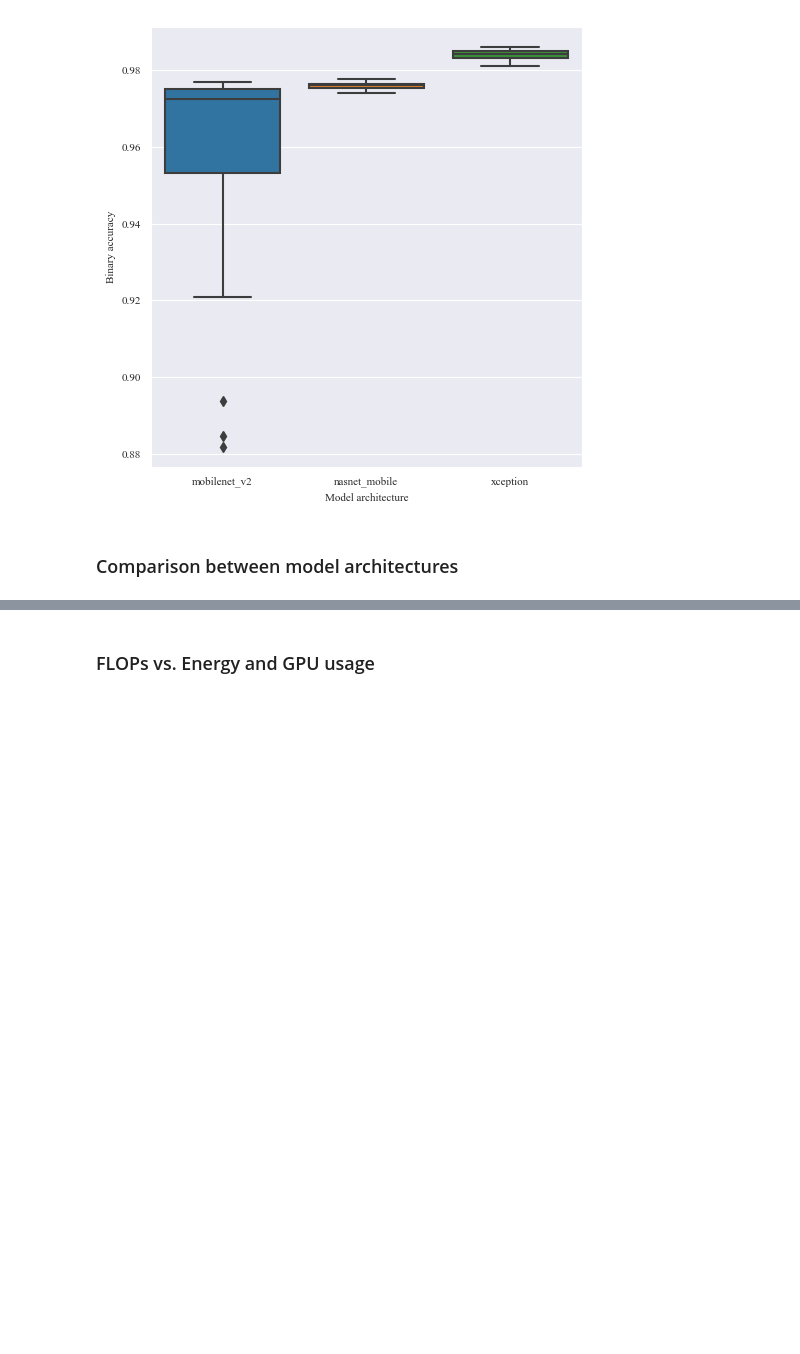
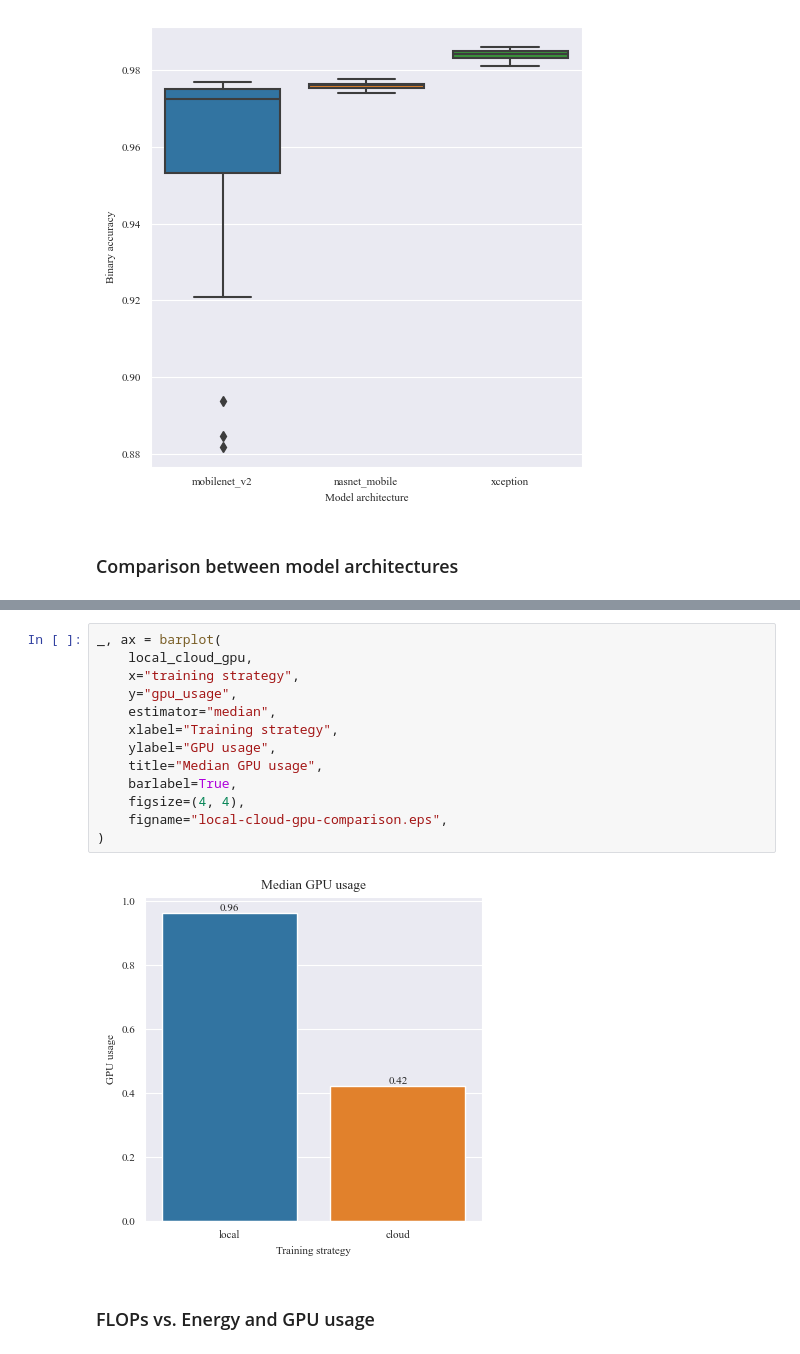
Before and after one commit to santidrj/DL-energetic-impact-analysis, a Jupyter notebook: data-analysis.ipynb, the cells around one changed output, grey strips where cells are left out. Cells and saved outputs as stored; diff of their text form; blank space fills up the shorter version.

```diff
--- a/data-analysis.ipynb
+++ b/data-analysis.ipynb
@@ -869,3 +953,18 @@ _, ax = barplot(
+# %%
+_, ax = barplot(
+    local_cloud_gpu,
+    x="training strategy",
+    y="gpu_usage",
+    estimator="median",
+    xlabel="Training strategy",
+    ylabel="GPU usage",
+    title="Median GPU usage",
+    barlabel=True,
+    figsize=(4, 4),
+    figname="local-cloud-gpu-comparison.eps",
+)
+# %% [output]
+[figure, added]
 # %% [markdown]
 ### FLOPs vs. Energy and GPU usage
 # %%
```
Also changed, not shown: parts of 28 cells of this notebook.
